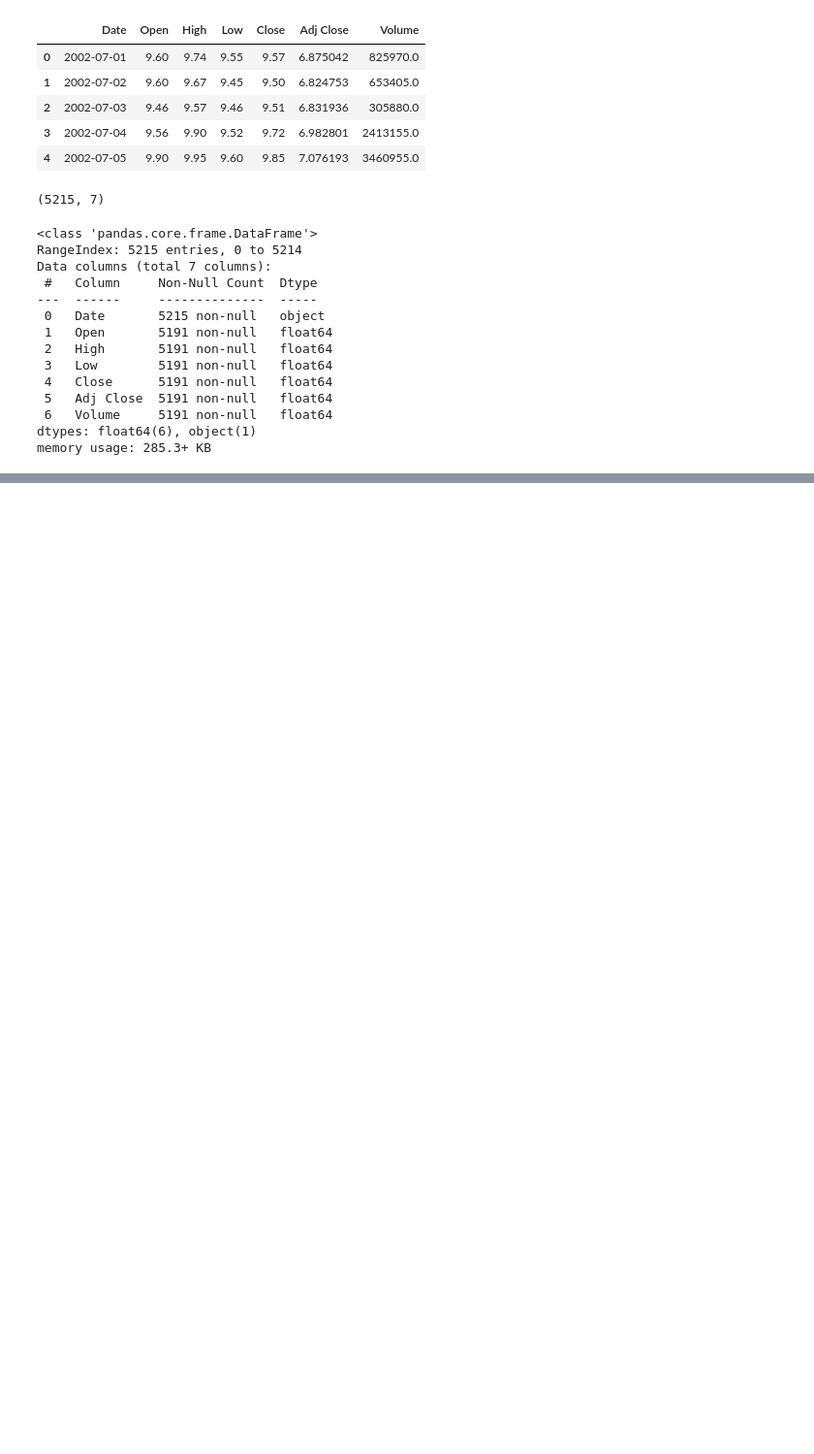
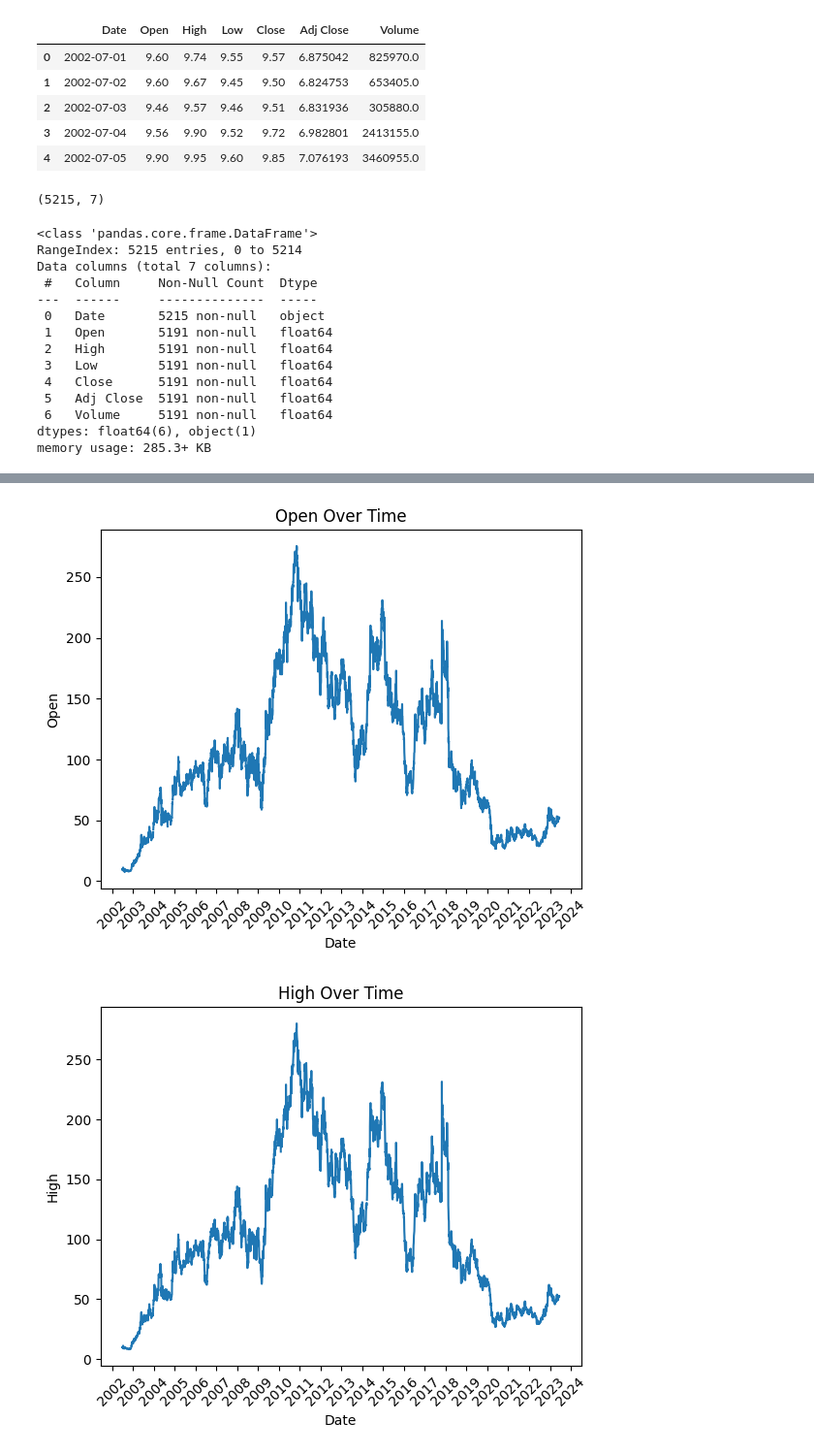
Before and after one commit to pi-mishra/PNB_stock_prediction, a Jupyter notebook: PNB_stock_prediction.ipynb, the cells around one changed output, grey strips where cells are left out. Shown at 97% size. Cells and saved outputs as stored; diff of their text form; code cells hidden in the pictures; blank space fills up the shorter version.

```diff
--- a/PNB_stock_prediction.ipynb
+++ b/PNB_stock_prediction.ipynb
@@ -42,4 +43,4 @@ Data columns (total 7 columns):
 dtypes: float64(6), object(1)
 memory usage: 285.3+ KB
 # %%
-df['Date'] = pd.to_datetime(df['Date'],format='%Y-%m-%d').dt.strftime('%d-%m-%Y')
+df['Date'] = pd.to_datetime(df['Date'], format='%Y-%m-%d')
@@ -45,0 +59,22 @@ df['Date'] = pd.to_datetime(df['Date'],format='%Y-%m-%d').dt.strftime('%d-%m-%Y'
+# %%
+col = ['Open','High','Low','Close','Adj Close','Volume']
+
+for i in col:
+    dates = df['Date']
+    col_name = df[i]
+
+    plt.plot(dates, col_name)
+
+    plt.title(f'{i} Over Time')
+    plt.xlabel('Date')
+    plt.ylabel(i)
+
+    # Set x-axis ticks to display years only
+    plt.gca().xaxis.set_major_locator(mdates.YearLocator())
+    plt.gca().xaxis.set_major_formatter(mdates.DateFormatter('%Y'))
+
+    plt.xticks(rotation=45)
+    plt.show()
+# %% [output]
+[figure, added]
+[figure, added]
```
Also changed, not shown: parts of 3 cells of this notebook.
